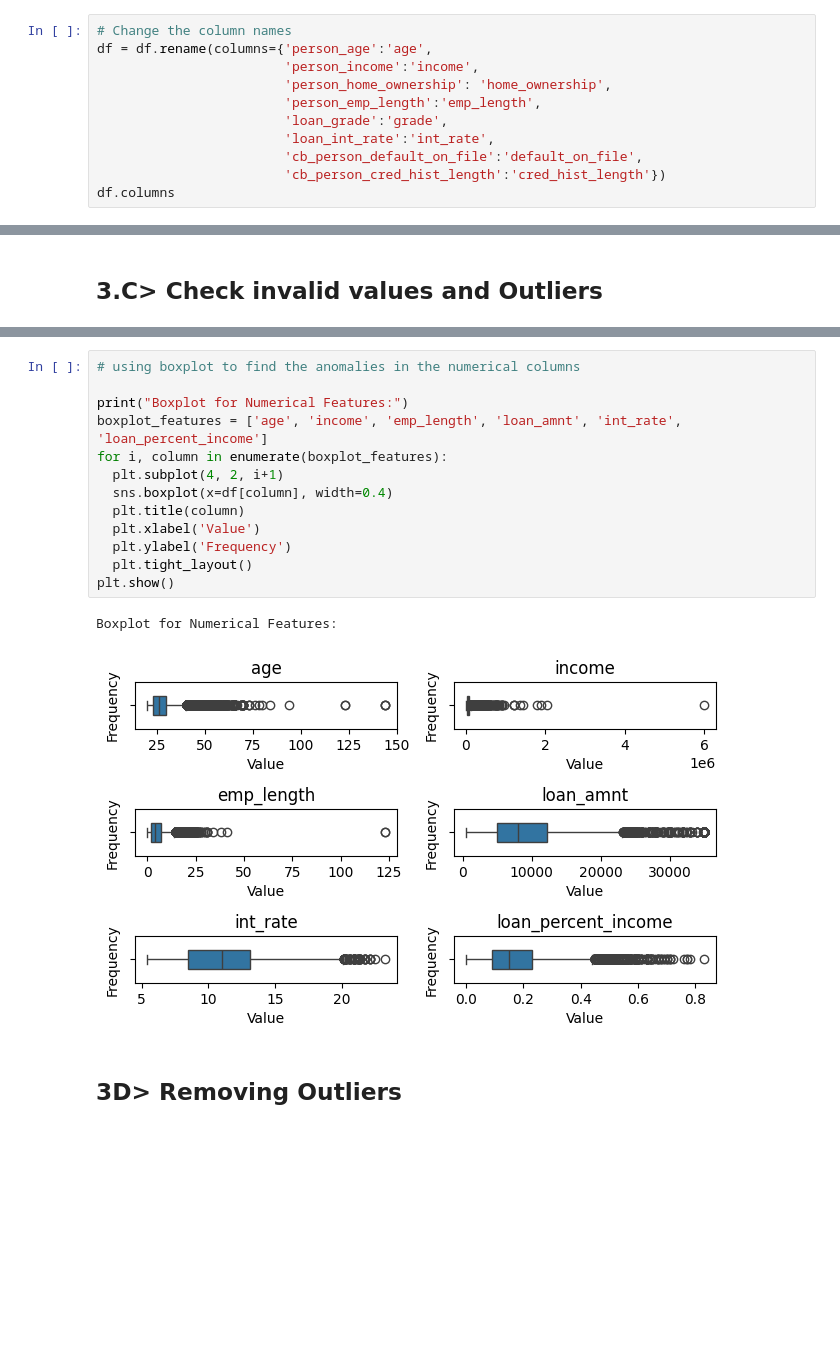
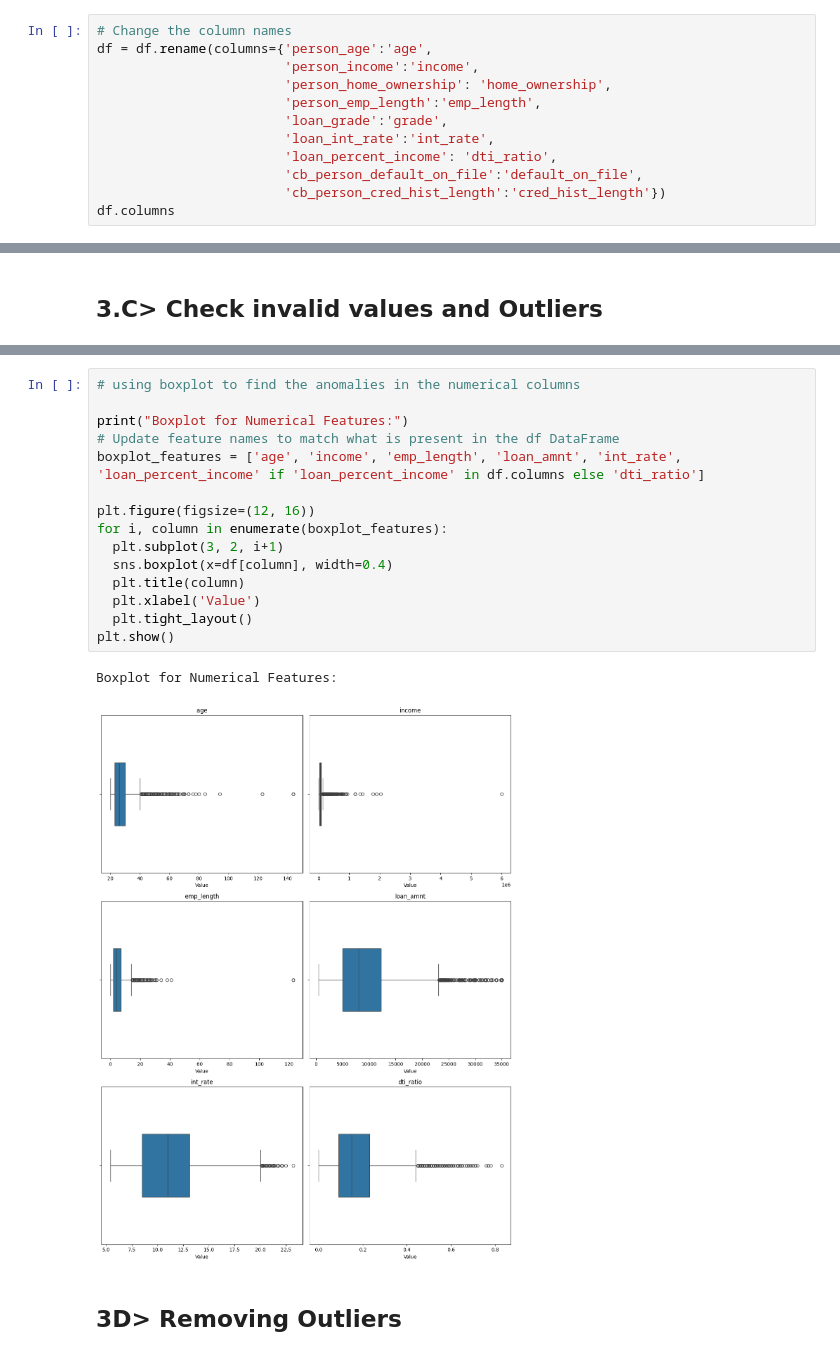
Before and after one commit to rudrascience/Credit_Risk_Analysis_and_Prediction, a Jupyter notebook: Credit_Risk_Analysis_&_Prediction.ipynb, the cells around one changed output, grey strips where cells are left out. Saved outputs shown, nothing was run; the diff lists cells and outputs as text; blank space fills up the shorter version.

```diff
--- a/Credit_Risk_Analysis_&_Prediction.ipynb
+++ b/Credit_Risk_Analysis_&_Prediction.ipynb
@@ -152,6 +152,7 @@ df = df.rename(columns={'person_age':'age',
                         'person_emp_length':'emp_length',
                         'loan_grade':'grade',
                         'loan_int_rate':'int_rate',
+                        'loan_percent_income': 'dti_ratio',
                         'cb_person_default_on_file':'default_on_file',
                         'cb_person_cred_hist_length':'cred_hist_length'})
 df.columns
@@ -362,19 +363,21 @@ From the above results I found some anomalies in this dataset that needed to be
 # %%
 # using boxplot to find the anomalies in the numerical columns
 
 print("Boxplot for Numerical Features:")
-boxplot_features = ['age', 'income', 'emp_length', 'loan_amnt', 'int_rate', 'loan_percent_income']
+# Update feature names to match what is present in the df DataFrame
+boxplot_features = ['age', 'income', 'emp_length', 'loan_amnt', 'int_rate', 'loan_percent_income' if 'loan_percent_income' in df.columns else 'dti_ratio']
+
+plt.figure(figsize=(12, 16))
 for i, column in enumerate(boxplot_features):
-  plt.subplot(4, 2, i+1)
+  plt.subplot(3, 2, i+1)
   sns.boxplot(x=df[column], width=0.4)
   plt.title(column)
   plt.xlabel('Value')
-  plt.ylabel('Frequency')
   plt.tight_layout()
 plt.show()
 # %% [output]
 Boxplot for Numerical Features:
-[figure, old version]
+[figure, new version]
 # %% [markdown]
 ## 3D> Removing Outliers
 # %%
```
Also changed, not shown: parts of 32 cells of this notebook.
